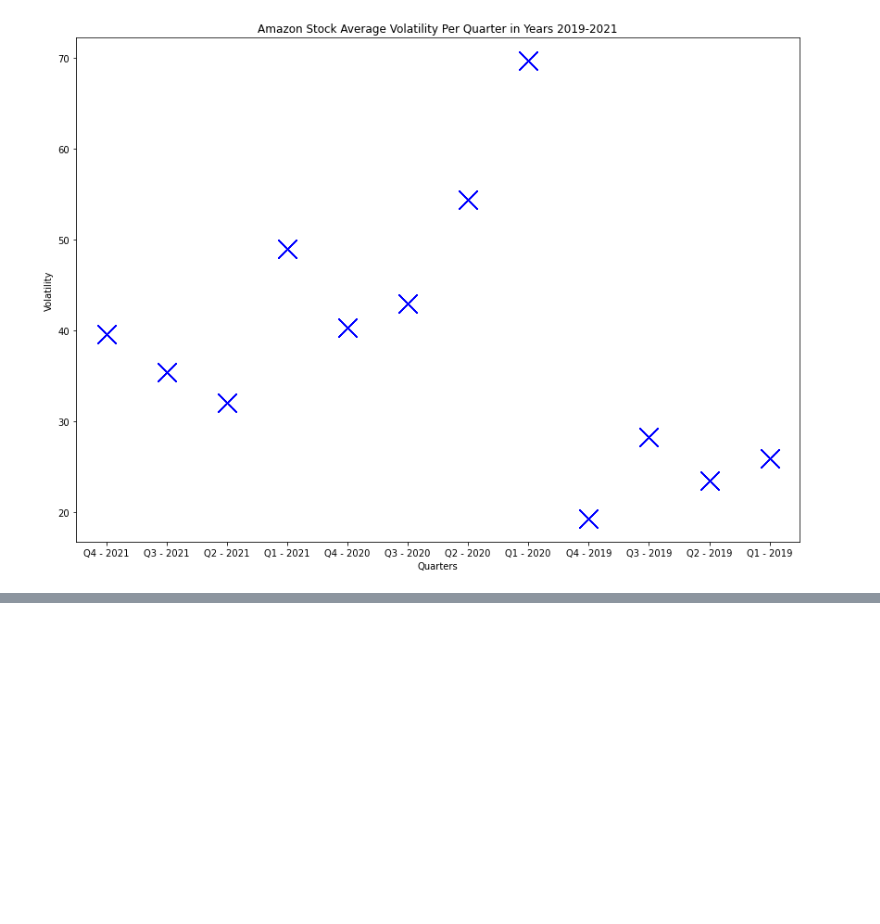
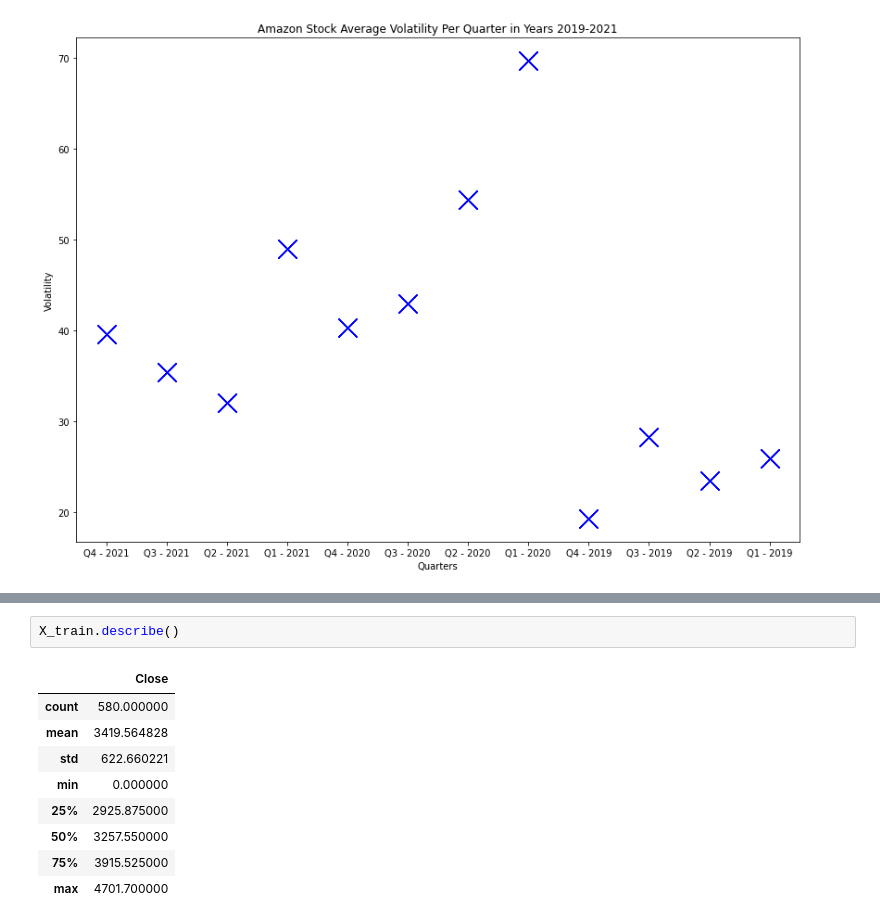
Before and after one commit to Snail2037/CMSC320-Final-Project, a Jupyter notebook: S&P500.ipynb, the cells around one changed output, grey strips where cells are left out. Drawn from its saved outputs; the diff is of its cells as text; blank space fills up the shorter version.

```diff
--- a/S&P500.ipynb
+++ b/S&P500.ipynb
@@ -320,0 +360,12 @@ years_table = pd.DataFrame(columns = ['Year'] + ['Month'])
+# %%
+X_train.describe()
+# %% [output]
+|  | Close |
+| count | 580.000000 |
+| mean | 3419.564828 |
+| std | 622.660221 |
+| min | 0.000000 |
+| 25% | 2925.875000 |
+| 50% | 3257.550000 |
+| 75% | 3915.525000 |
+| max | 4701.700000 |
```
Also changed, not shown: parts of 14 cells of this notebook.
